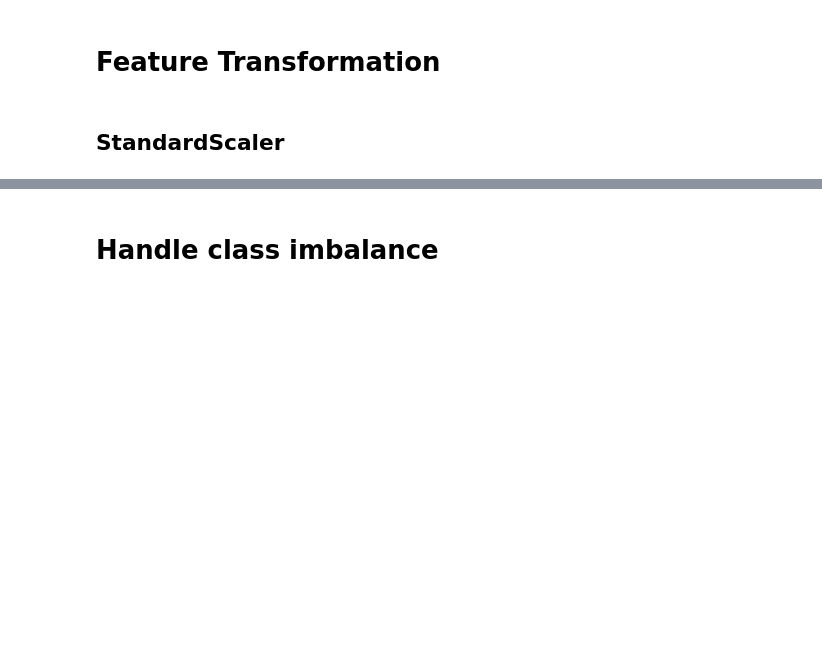
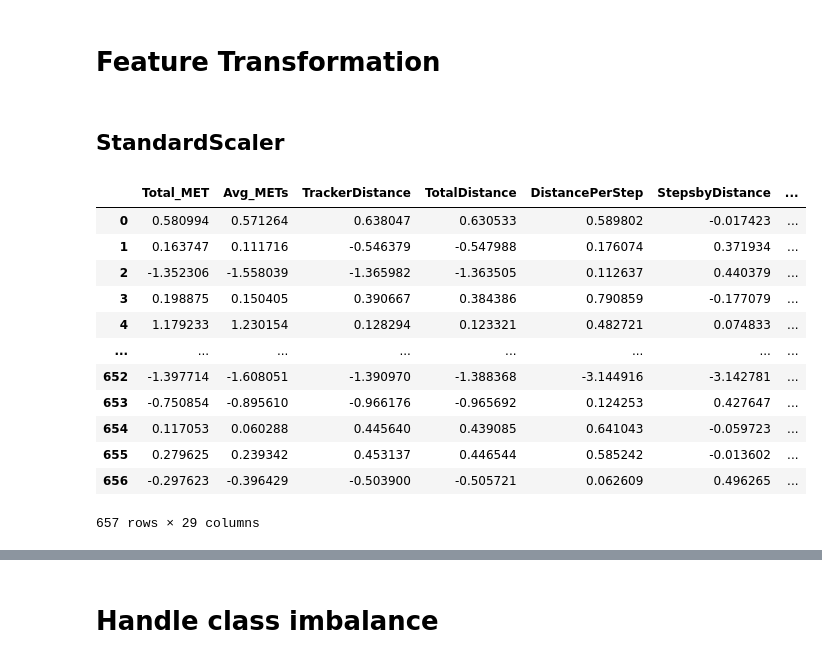
Before and after one commit to bintangphylosophie/Final-Project-Rakamin-FitBit-Tracker-Data, a Jupyter notebook: Preprocessing/Preprocessing_merged.ipynb, the cells around one changed output, grey strips where cells are left out. Drawn from its saved outputs; the diff is of its cells as text; code cells hidden in the pictures; blank space fills up the shorter version.

Commit message:
edit preprocessing, data baru

```diff
--- a/Preprocessing/Preprocessing_merged.ipynb
+++ b/Preprocessing/Preprocessing_merged.ipynb
@@ -659,9 +655,24 @@ X_test
 # %%
 from sklearn.preprocessing import StandardScaler
 
-scaler_X = StandardScaler()
-scaler_y = StandardScaler()
+scaler = StandardScaler()
+# scaler_y = StandardScaler()
 
-X_train_scaled = scaler_X.fit_transform(X_train)
-y_train_scaled = scaler_y.fit_transform(y_train.values.reshape(-1, 1))
+X_train_scaled = pd.DataFrame(scaler.fit_transform(X_train), columns=X_train.columns)
+# y_train_scaled = scaler_y.fit_transform(y_train.values.reshape(-1, 1))
+X_train_scaled
+# %% [output]
+|  | Total_MET | Avg_METs | TrackerDistance | TotalDistance | DistancePerStep | StepsbyDistance | ... |
+| 0 | 0.580994 | 0.571264 | 0.638047 | 0.630533 | 0.589802 | -0.017423 | ... |
+| 1 | 0.163747 | 0.111716 | -0.546379 | -0.547988 | 0.176074 | 0.371934 | ... |
+| 2 | -1.352306 | -1.558039 | -1.365982 | -1.363505 | 0.112637 | 0.440379 | ... |
+| 3 | 0.198875 | 0.150405 | 0.390667 | 0.384386 | 0.790859 | -0.177079 | ... |
+| 4 | 1.179233 | 1.230154 | 0.128294 | 0.123321 | 0.482721 | 0.074833 | ... |
+| ... | ... | ... | ... | ... | ... | ... | ... |
+| 652 | -1.397714 | -1.608051 | -1.390970 | -1.388368 | -3.144916 | -3.142781 | ... |
+| 653 | -0.750854 | -0.895610 | -0.966176 | -0.965692 | 0.124253 | 0.427647 | ... |
+| 654 | 0.117053 | 0.060288 | 0.445640 | 0.439085 | 0.641043 | -0.059723 | ... |
+| 655 | 0.279625 | 0.239342 | 0.453137 | 0.446544 | 0.585242 | -0.013602 | ... |
+| 656 | -0.297623 | -0.396429 | -0.503900 | -0.505721 | 0.062609 | 0.496265 | ... |
+657 rows × 29 columns
 # %%
```
Also changed, not shown: parts of 18 cells of this notebook, 6 other files.
